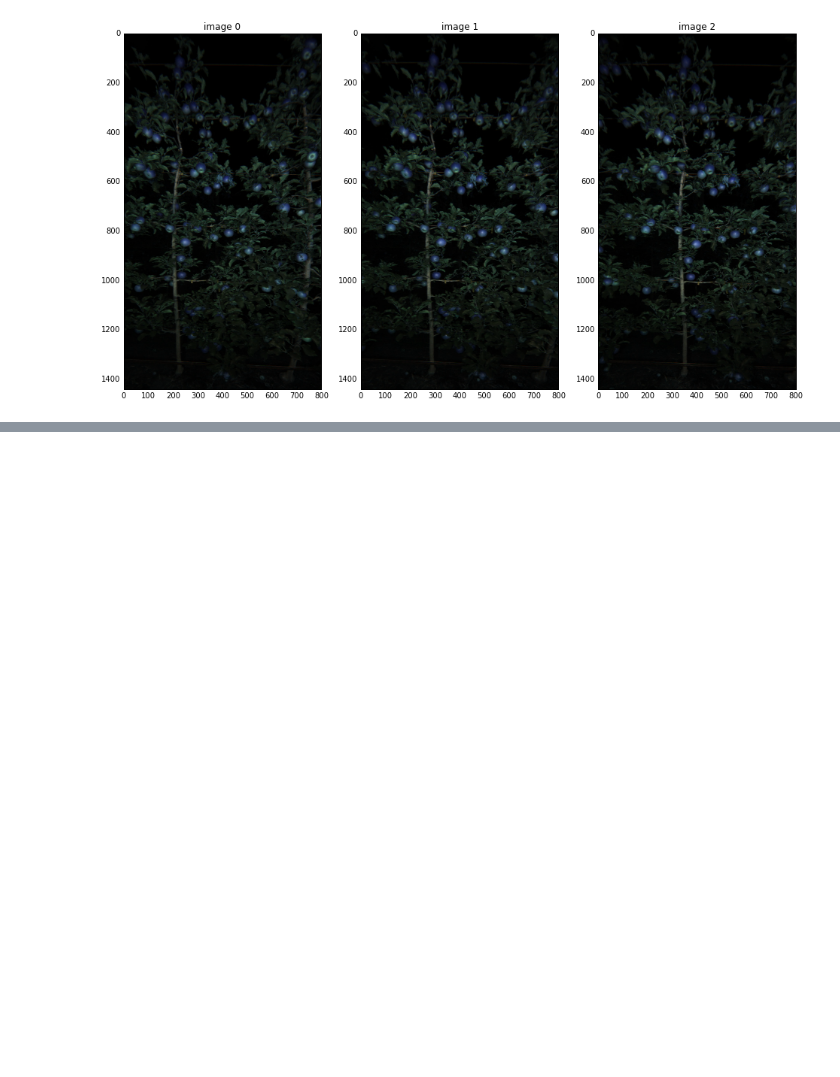
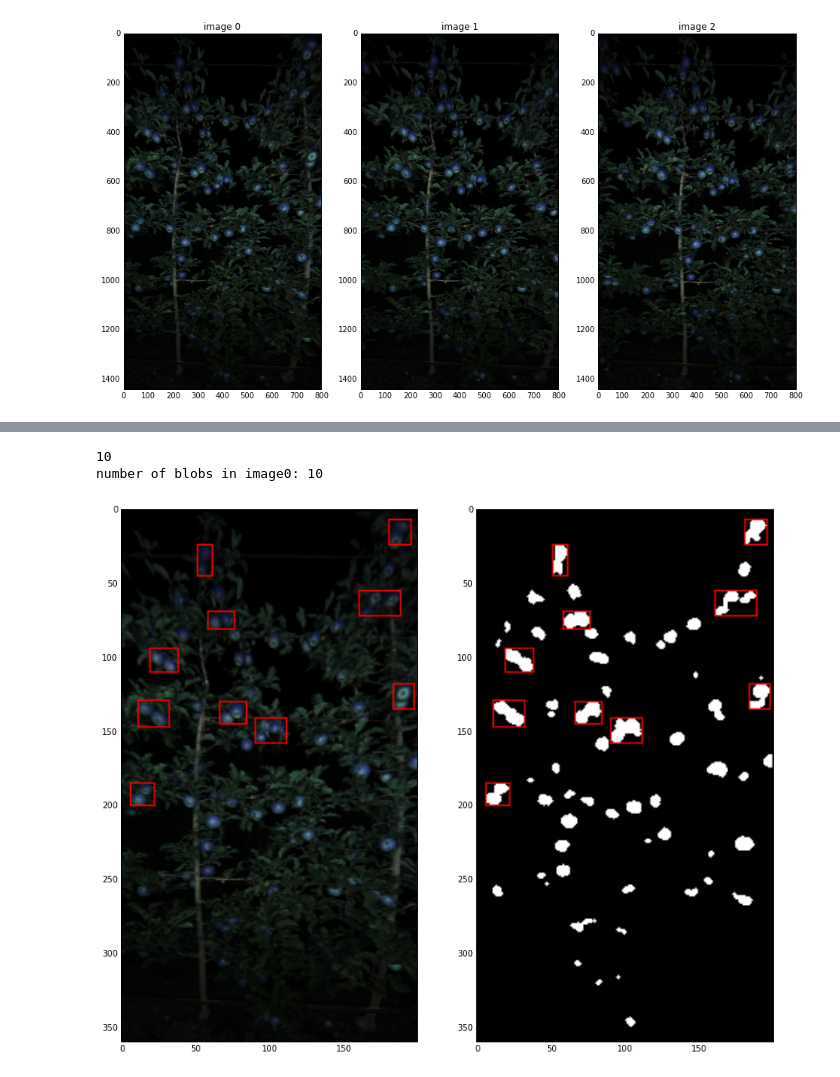
Before and after one commit to versatran01/Galt, a Jupyter notebook: detection/notebook/tracking.ipynb, the cells around one changed output, grey strips where cells are left out. Cells and saved outputs as stored; diff of their text form; code cells hidden in the pictures; blank space fills up the shorter version.

```diff
--- a/detection/notebook/tracking.ipynb
+++ b/detection/notebook/tracking.ipynb
@@ -61,8 +42,9 @@ number of blobs in image0: 61
 # %%
 # Make a FruitTrack out of each detection
 class FruitTrack(object):
-    def __init__(self, blob):
+    def __init__(self, blob, num_fruits=1):
         self.blob = blob
+        self.num_fruits = 1
         self.kf = KalmanFilter(blob['bbox_center'])
 
     def predict(self, flow):
@@ -70,3 +52,70 @@ class FruitTrack(object):
 
     def correct(self, blob):
         pass
+
+def is_blob_multiple(blob):
+    # For now just return false
+    return False
+
+#######################
+# For now, we only care
+# about big blobs
+#######################
+def thresh_blobs_area(blobs, area=100):
+    return blobs[blobs['area'] > area]
+
+class Colors:
+    detection_bbox = (255, 0, 0) # red
+    prediction_bbox = (0, 0, 255) # blue
+    optical_flow = (255, 0, 0) # red
+    prev_bbox = (255, 0, 255) # magenta
+# %%
+# We receive image0
+image = images[0]
+
+# Do detection
+s, bw = detector.detect(image)
+blobs, bw = region_props(bw)
+blobs = thresh_blobs_area(blobs)
+
+# We don't do optical flow because there's no previous image
+prev_gray = None
+gray = cv2.cvtColor(s.im_raw, cv2.COLOR_BGR2GRAY)
+
+# initialize some new tracks and just be done
+tracks = []
+hsv = s.im_hsv
+
+for blob in blobs:
+    if is_blob_multiple(blob):
+        bbox_region = extract_bbox(hsv, blob['bbox'])
+        num_peaks = num_local_maximas(bbox_region)
+    else:
+        num_peaks = 1
+
+    track = FruitTrack(blob, num_peaks)
+    tracks.append(track)
+
+print(len(tracks))
+
+# Save the current detections
+prev_gray = gray
+prev_blobs = blobs
+
+# Visualization
+disp_color = np.array(s.im_raw, copy=True)
+disp_bw = cv2.cvtColor(bw, cv2.COLOR_GRAY2RGB)
+draw_bboxes(disp_bw, blobs['bbox'], color=Colors.detection_bbox)
+draw_bboxes(disp_color, blobs['bbox'], color=Colors.detection_bbox)
+
+# Draw all detections
+fig = plt.figure(figsize=(14, 14))
+ax = fig.add_subplot(121)
+plt.imshow(disp_color)
+ax = fig.add_subplot(122)
+plt.imshow(disp_bw, cmap=plt.cm.gray)
+print('number of blobs in image0: {0}'.format(len(blobs)))
+# %% [output]
+10
+number of blobs in image0: 10
+[figure, added]
```
Also changed, not shown: parts of 3 cells of this notebook, 5 other files.
